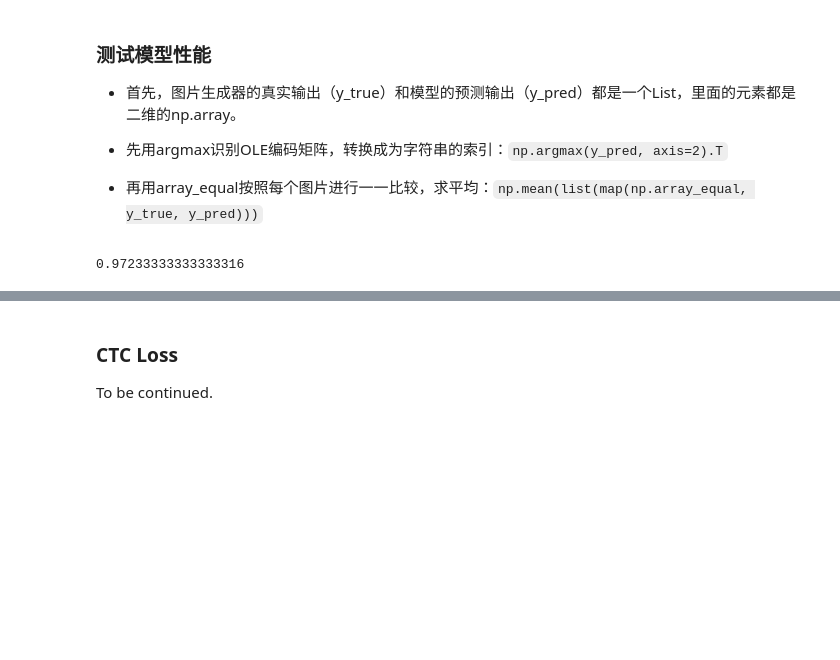
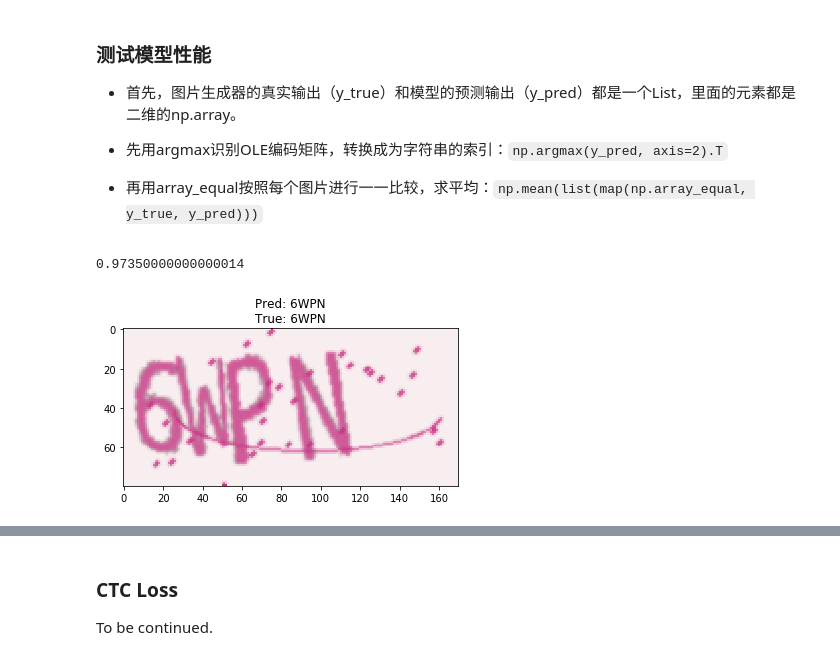
Before and after one commit to mtyylx/ArithmeticContest, a Jupyter notebook: captcha.ipynb, the cells around one changed output, grey strips where cells are left out. Saved outputs shown, nothing was run; the diff lists cells and outputs as text; code cells hidden in the pictures; blank space fills up the shorter version.

```diff
--- a/captcha.ipynb
+++ b/captcha.ipynb
@@ -224,7 +227,7 @@ del model
 # 重新载入模型
 import tensorflow as tf
 from keras.models import load_model
-model = load_model('my_model_20epoch.h5')
+model = load_model('pretrained.h5')
 # %% [markdown]
 ### 测试模型性能
 
@@ -249,4 +252,15 @@ def evaluate(model, batch_num=12, batch_size=1000):
 
 evaluate(model)
 # %% [output]
-0.97233333333333316
+0.97350000000000014
+# %%
+# 可视化对单个验证码的预测准确与否
+X, y_true = next(generate_batch(1))
+y_pred = model.predict(X)
+pred = "Pred: " + decode(y_pred)
+true = "True: " + decode(y_true)
+plt.imshow(X[0])
+plt.title(pred + "\n" + true)
+plt.show()
+# %% [output]
+[figure, added]
```
Also changed, not shown: parts of 9 cells of this notebook.
